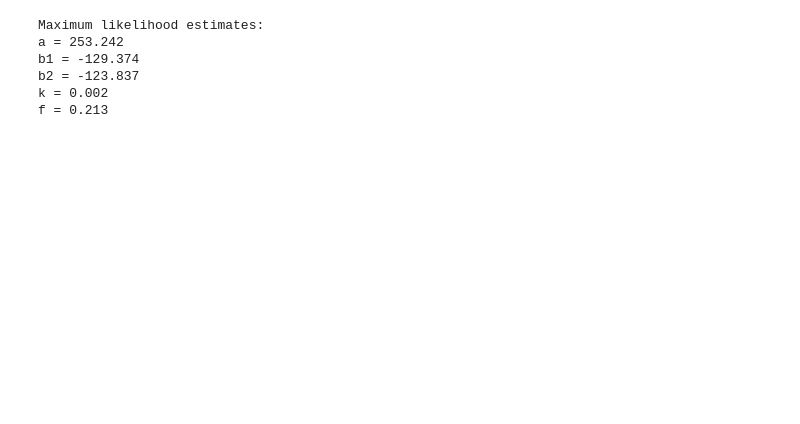
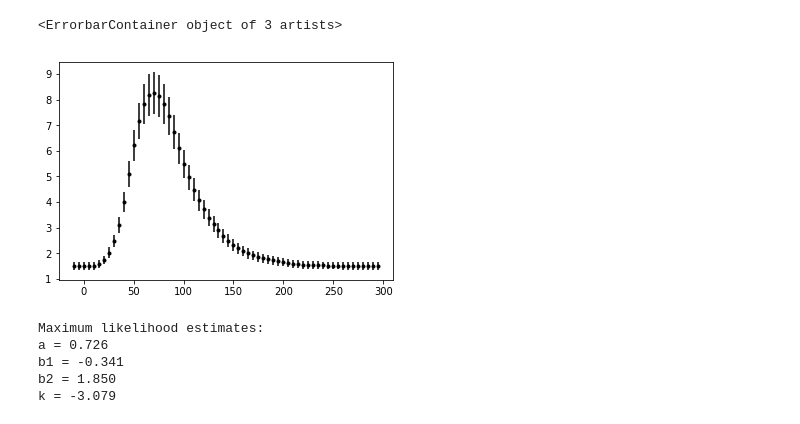
Before and after one commit to RustamRuslanovich/Fitting, a Jupyter notebook: emcee.ipynb, the cells around one changed output. Saved outputs shown, nothing was run; the diff lists cells and outputs as text; code cells hidden in the pictures; blank space fills up the shorter version.

```diff
--- a/emcee.ipynb
+++ b/emcee.ipynb
@@ -38,2 +43,7 @@ plt.errorbar(fl1, crsh, yerr=inaccuracy_crshf, fmt=".k", capsize=0)
+# %%
+plt.errorbar(time, fl2, yerr=fl2*0.1, fmt=".k", capsize=0)
+# %% [output]
+<ErrorbarContainer object of 3 artists>
+[figure, added]
 # %%
 def log_likelihood(theta, fl1, fl2, crsh, inaccuracy_crshf):
@@ -53,14 +66,13 @@ print("a = {0:.3f}".format(a_ml))
 print("b1 = {0:.3f}".format(b1_ml))
 print("b2 = {0:.3f}".format(b2_ml))
 print("k = {0:.3f}".format(k_ml))
-print("f = {0:.3f}".format(np.exp(log_f_ml)))
+#print("f = {0:.3f}".format(np.exp(log_f_ml)))
 # %% [output]
 Maximum likelihood estimates:
-a = 253.242
-b1 = -129.374
-b2 = -123.837
-k = 0.002
-f = 0.213
+a = 0.726
+b1 = -0.341
+b2 = 1.850
+k = -3.079
 # %%
 plt.errorbar(fl1, crsh, yerr=inaccuracy_crshf, fmt=".k", capsize=0)
 #plt.plot(fl1, a_true + b1_true*fl1**k_true + b2_true*fl2**k_true, "k", alpha=0.3, lw=3, label="truth")
```
Also changed, not shown: parts of 14 cells of this notebook.
